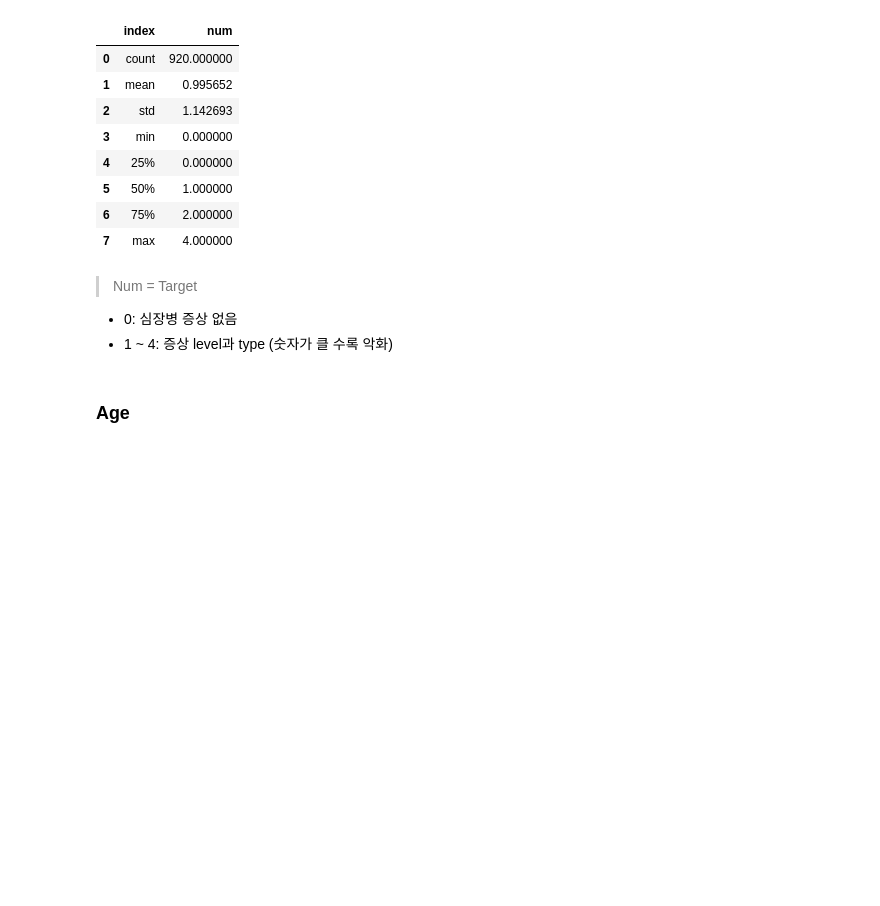
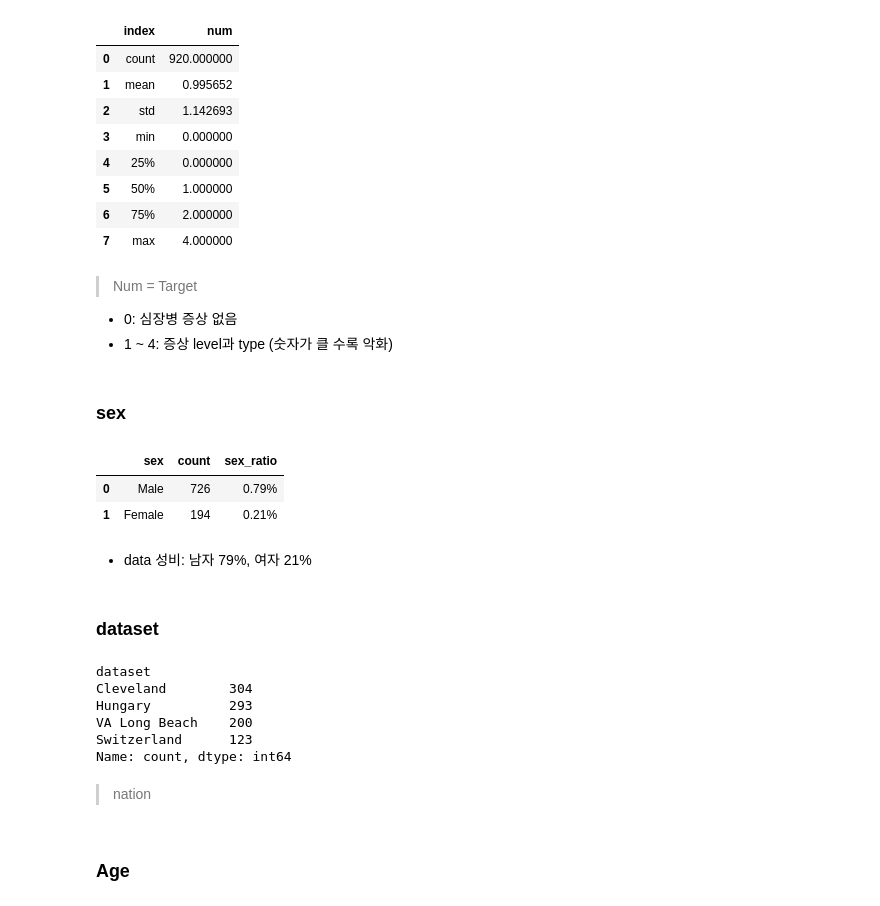
Before and after one commit to Pepi10/ML, a Jupyter notebook: ml_Heart_Mine.ipynb, the cells around one changed output. Cells and saved outputs as stored; diff of their text form; code cells hidden in the pictures; blank space fills up the shorter version.

```diff
--- a/ml_Heart_Mine.ipynb
+++ b/ml_Heart_Mine.ipynb
@@ -245,3 +245,5 @@ fig.show()
 > Num = Target
 * 0: 심장병 증상 없음
 * 1 ~ 4: 증상 level과 type (숫자가 클 수록 악화)
+# %% [markdown]
+### sex
@@ -248,3 +253,29 @@ fig.show()
+# %%
+df_sex = df.sex.value_counts().reset_index()
+df_sex['sex_ratio'] = round(df.sex.value_counts().reset_index()['count'] / len(df), 2)
+df_sex['sex_ratio'] = df_sex['sex_ratio'].astype('str')
+df_sex['sex_ratio'] = df_sex['sex_ratio'] + "%"
+# %%
+df_sex
+# %% [output]
+|  | sex | count | sex_ratio |
+| 0 | Male | 726 | 0.79% |
+| 1 | Female | 194 | 0.21% |
+# %% [markdown]
+* data 성비: 남자 79%, 여자 21%
+# %% [markdown]
+### dataset
+# %%
+df.dataset.value_counts()
+# %% [output]
+dataset
+Cleveland        304
+Hungary          293
+VA Long Beach    200
+Switzerland      123
+Name: count, dtype: int64
+# %% [markdown]
+> nation
 # %% [markdown]
 ### Age
 # %%
```
Also changed, not shown: parts of 36 cells of this notebook, 1 other file.
